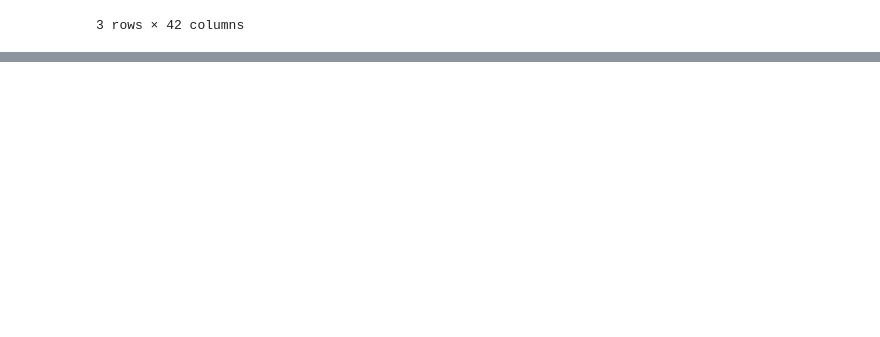
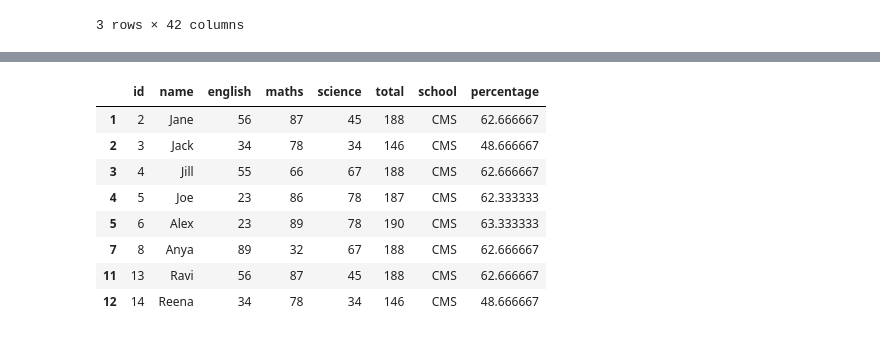
Before and after one commit to digipodium/DP-NOV-PYDS-1030-WSS, a Jupyter notebook: analysis/pandas.ipynb, the cells around one changed output, grey strips where cells are left out. Drawn from its saved outputs; the diff is of its cells as text; code cells hidden in the pictures; blank space fills up the shorter version.

```diff
--- a/analysis/pandas.ipynb
+++ b/analysis/pandas.ipynb
@@ -374,0 +469,3 @@ canada.iloc[[0,2,3]]
+# %%
+def percentage(marks):
+    return marks / 3
@@ -374,0 +489,2 @@ canada.iloc[[0,2,3]]
+# %%
+students['percentage'] = students['total'].apply(percentage)
@@ -374,0 +584,12 @@ canada.iloc[[0,2,3]]
+# %%
+students[students['total'] < 200]
+# %% [output]
+|  | id | name | english | maths | science | total | school | percentage |
+| 1 | 2 | Jane | 56 | 87 | 45 | 188 | CMS | 62.666667 |
+| 2 | 3 | Jack | 34 | 78 | 34 | 146 | CMS | 48.666667 |
+| 3 | 4 | Jill | 55 | 66 | 67 | 188 | CMS | 62.666667 |
+| 4 | 5 | Joe | 23 | 86 | 78 | 187 | CMS | 62.333333 |
+| 5 | 6 | Alex | 23 | 89 | 78 | 190 | CMS | 63.333333 |
+| 7 | 8 | Anya | 89 | 32 | 67 | 188 | CMS | 62.666667 |
+| 11 | 13 | Ravi | 56 | 87 | 45 | 188 | CMS | 62.666667 |
+| 12 | 14 | Reena | 34 | 78 | 34 | 146 | CMS | 48.666667 |
```
Also changed, not shown: parts of 19 cells of this notebook, 1 other file.
